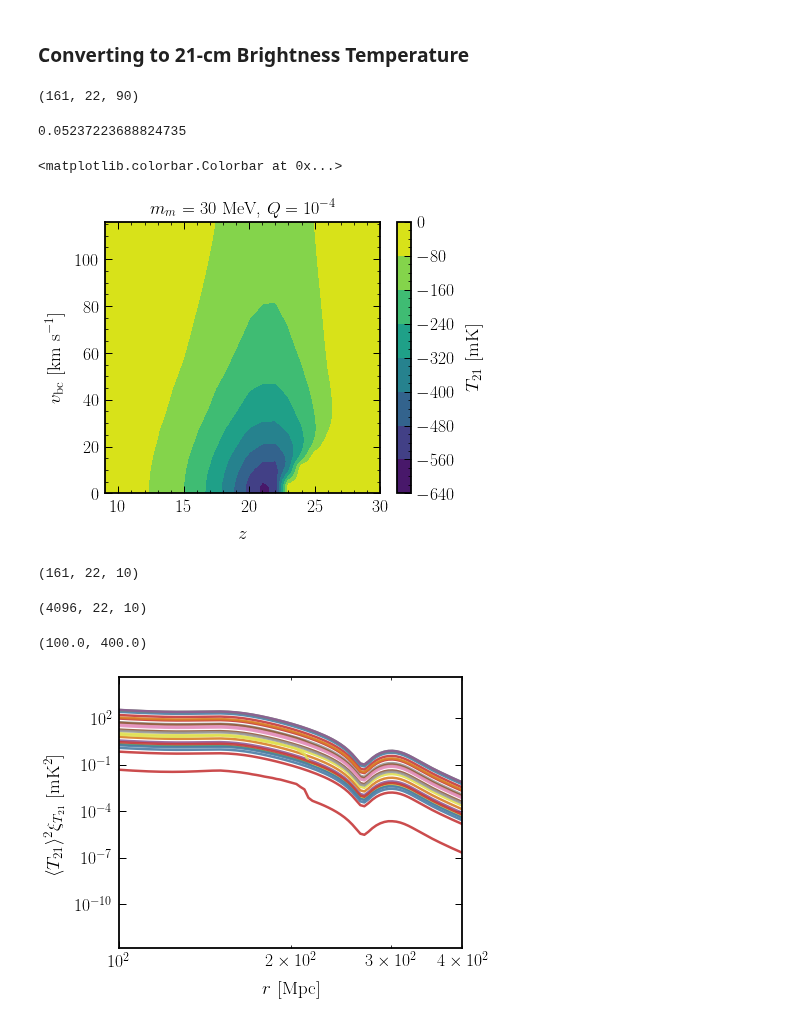
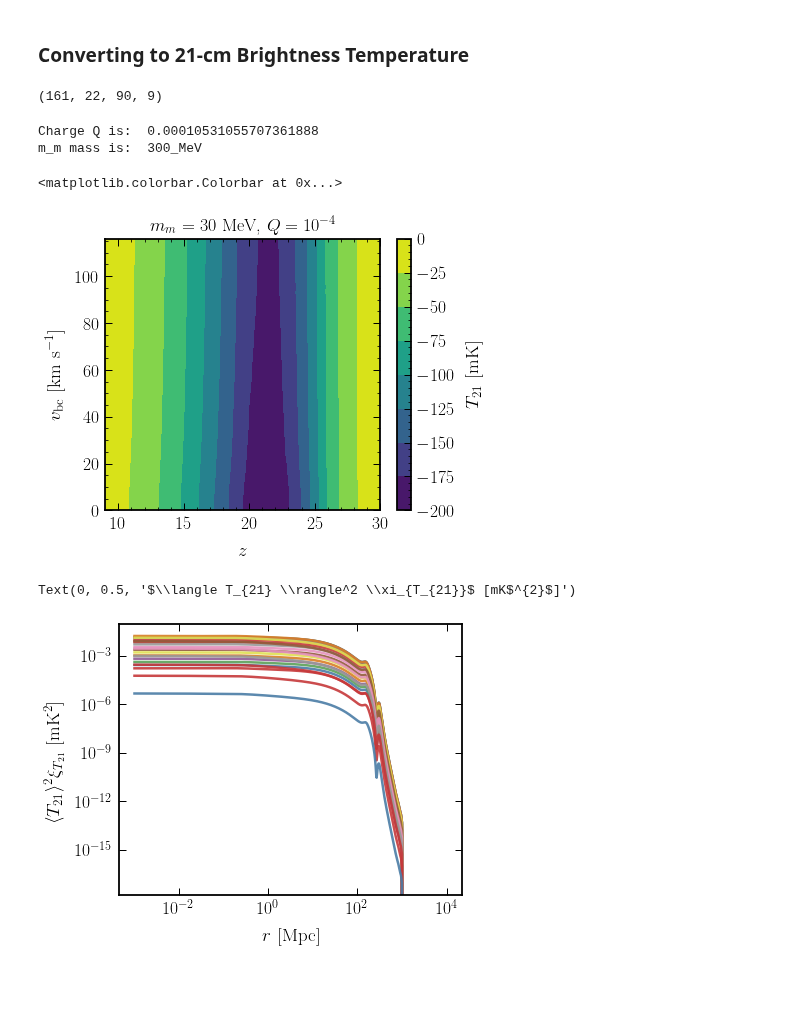
Before and after one commit to hongwanliu/millicharged_DM_with_bath, a Jupyter notebook: notebooks/Fluctuations.ipynb, the cells around one changed output. Saved outputs shown, nothing was run; the diff lists cells and outputs as text; code cells hidden in the pictures; blank space fills up the shorter version.

Commit message:
Added data_dict to the structure, switched to dill for output, now runs all data at one go.

```diff
--- a/notebooks/Fluctuations.ipynb
+++ b/notebooks/Fluctuations.ipynb
@@ -113,8 +115,10 @@ Delta_v^2 is normalized to (2/3) * sigma_3D^4:  470293.9807906768 471520.6666666
 ### Initialization - $x_\alpha$ Data ###
 # %%
 from scipy.io import loadmat
-xA_param = loadmat('/users/hongwan/Dropbox (Princeton)/Fluctuations/for_Hongwan/xA_from_Anastasia/PT_LyACMB_NoRad.mat')
-xA_data = loadmat('/users/hongwan/Dropbox (Princeton)/Fluctuations/for_Hongwan/xA_from_Anastasia/xA_LyACMB_NoRad.mat')
+xA_param = loadmat('/scratch/gpfs/hongwanl/millicharged_DM_with_bath/xA_from_Anastasia/PT_LyACMB_NoRad.mat')
+xA_data = loadmat('/scratch/gpfs/hongwanl/millicharged_DM_with_bath/xA_from_Anastasia/xA_LyACMB_NoRad.mat')
+# xA_param = loadmat('/users/hongwan/Dropbox (Princeton)/Fluctuations/for_Hongwan/xA_from_Anastasia/PT_LyACMB_NoRad.mat')
+# xA_data = loadmat('/users/hongwan/Dropbox (Princeton)/Fluctuations/for_Hongwan/xA_from_Anastasia/xA_LyACMB_NoRad.mat')
 
 # These are the entries where X-ray heating is small. Pick any of these indices.
 print('Some indices where xA < 1e-3: ', np.argwhere(xA_param['PTout'][:,3] < 1e-3).flatten()[-7:])
@@ -154,34 +158,44 @@ plt.ylim(1e-3, 1e3)
 # %% [markdown]
 ### Initialization - Temperature Data ###
 # %%
-data_folder = '/users/hongwan/Dropbox (Princeton)/Fluctuations/Vrel_scan/extended_redshift_data_fixed_He_bug/'
+data_folder = '/scratch/gpfs/hongwanl/millicharged_DM_with_bath/Vrel_scan_fixed_He_bug/for_Anastasia/'
 
-mm_string = '30_MeV'
+# data_folder = '/users/hongwan/Dropbox (Princeton)/Fluctuations/Vrel_scan/extended_redshift_data_fixed_He_bug/'
+
+mm_string_list = ['10_MeV', '30_MeV', '100_MeV', '300_MeV', '1_GeV', '3_GeV', '10_GeV', '30_GeV', '100_GeV']
 
 Vlis = np.loadtxt(open(data_folder+'Vlis.csv'), delimiter=',')
 Qlis = np.loadtxt(open(data_folder+'Qlis.csv'), delimiter=',')
 zlis = np.loadtxt(open(data_folder+'zlis.csv'), delimiter=',')
 
-# dimensions zlis x Qlis x Vlis
-data = np.array([np.loadtxt(data_folder+'mc100MeV_mm'+mm_string+'_z_'+str(int(z))+'.csv', delimiter=',') for z in zlis])
+# in GeV
+mmlis = np.array([0.01, 0.03, 0.1, 0.3, 1., 3., 10., 30., 100.])
 
-# change to Qlis x Vlis x zlis
-data = np.transpose(data, axes=(1, 2, 0)) / phys.kB
+# dimensions mmlis x zlis x Qlis x Vlis
+data = np.array([[np.loadtxt(data_folder+'mc100MeV_mm'+mm_string+'_z_'+str(int(z))+'.csv', delimiter=',') for z in zlis] for mm_string in mm_string_list])
+
+# change to mmlis x Qlis x Vlis x zlis
+data = np.moveaxis(data, 1, -1) / phys.kB
 # %% [markdown]
 ### Converting to 21-cm Brightness Temperature
 # %%
-# dimensions Vlis x zlis x Qlis
-T21_data = np.transpose(twenty_one.T21(zlis, 10**log10_xA_int(zlis), data), axes=(1, 2, 0))
+# dimensions Vlis x zlis x Qlis x mmlis
+T21_data = np.transpose(twenty_one.T21(zlis, 10**log10_xA_int(zlis), data), axes=(2, 3, 1, 0))
 
 print(T21_data.shape)
 # %% [output]
-(161, 22, 90)
+(161, 22, 90, 9)
 # %%
 plt.figure()
 
-plt.contourf(zlis, Vlis * 29, T21_data[:,:,70] * 1e3)
+Q_ind = 30
+mm_ind = 3
 
-print(Qlis[70])
+print('Charge Q is: ', Qlis[30])
+print('m_m mass is: ', mm_string_list[3])
+
+plt.contourf(zlis, Vlis * 29, T21_data[:, :, Q_ind, mm_ind] * 1e3)
+
 
 plt.title(r'$m_m = $ 30 MeV, $Q = 10^{-4}$')
 
@@ -190,19 +204,20 @@ plt.ylabel(r'$v_\mathrm{bc}$ [km s$^{-1}$]')
 
 plt.colorbar(label='$T_{21}$ [mK]')
 # %% [output]
-0.05237223688824735
+Charge Q is:  0.00010531055707361888
+m_m mass is:  300_MeV
 <matplotlib.colorbar.Colorbar at 0x...>
-[figure, old version]
+[figure, new version]
 # %%
 # Play with reduced dataset first.
 # dimensions Vlis x zlis x Qlis
-T21_data_reduced = np.array(T21_data[:, :, 70:80])
+# T21_data_reduced = np.array(T21_data[:, :, 70:80])
 
-print(T21_data_reduced.shape)
+# print(T21_data_reduced.shape)
-# %% [output]
-(161, 22, 10)
 # %%
 %autoreload
 
-T21_fluc = fluctuations.Fluctuations(Vlis*29., T21_data_reduced)
+data_dict = {'z': zlis, 'Q': Qlis, 'm_m': mmlis}
+
+T21_fluc = fluctuations.Fluctuations(Vlis*29., T21_data, data_dict=data_dict)
 # %%
@@ -213,29 +228,25 @@ k_ary, xi_fft_ary = T21_fluc.Delta2_f()
 r_ary = np.logspace(-3, 4, 1000)
 
 xi_f_ary = T21_fluc.xi_f(r_ary, fine_mesh=True)
-# %%
-xi_fft_ary.shape
-# %% [output]
-(4096, 22, 10)
 # %%
 plt.figure()
 
 plt.loglog()
 
-# x_ary x zlis x Qlis
+# x_ary x zlis x Qlis x mmlis
 
-plt.plot(r_ary, 1e6*xi_f_ary[:,:,0])
+plt.plot(r_ary, 1e6*xi_f_ary[:,:,0,0])
 
 
 plt.xlabel(r'$r$ [Mpc]')
 plt.ylabel(r'$\langle T_{21} \rangle^2 \xi_{T_{21}}$ [mK$^{2}$]')
 
 # plt.xlim(9e-4, 2e-3)
-plt.xlim(1e2, 4e2)
+# plt.xlim(1e2, 4e2)
 # plt.ylim(1e-4, 1e-2)
 # %% [output]
-(100.0, 400.0)
+Text(0, 0.5, '$\\langle T_{21} \\rangle^2 \\xi_{T_{21}}$ [mK$^{2}$]')
-[figure, old version]
+[figure, new version]
 # %%
 plt.figure()
 
```
Also changed, not shown: parts of 7 cells of this notebook, 2 other files.
